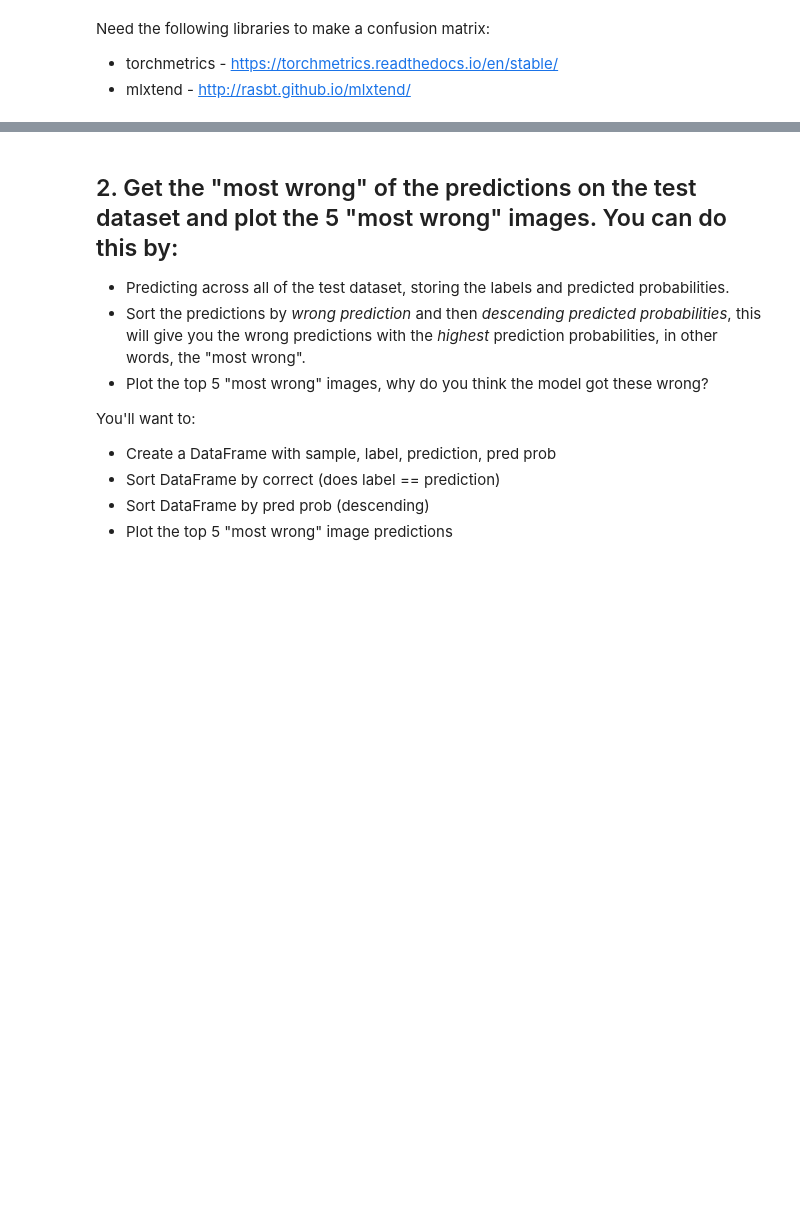
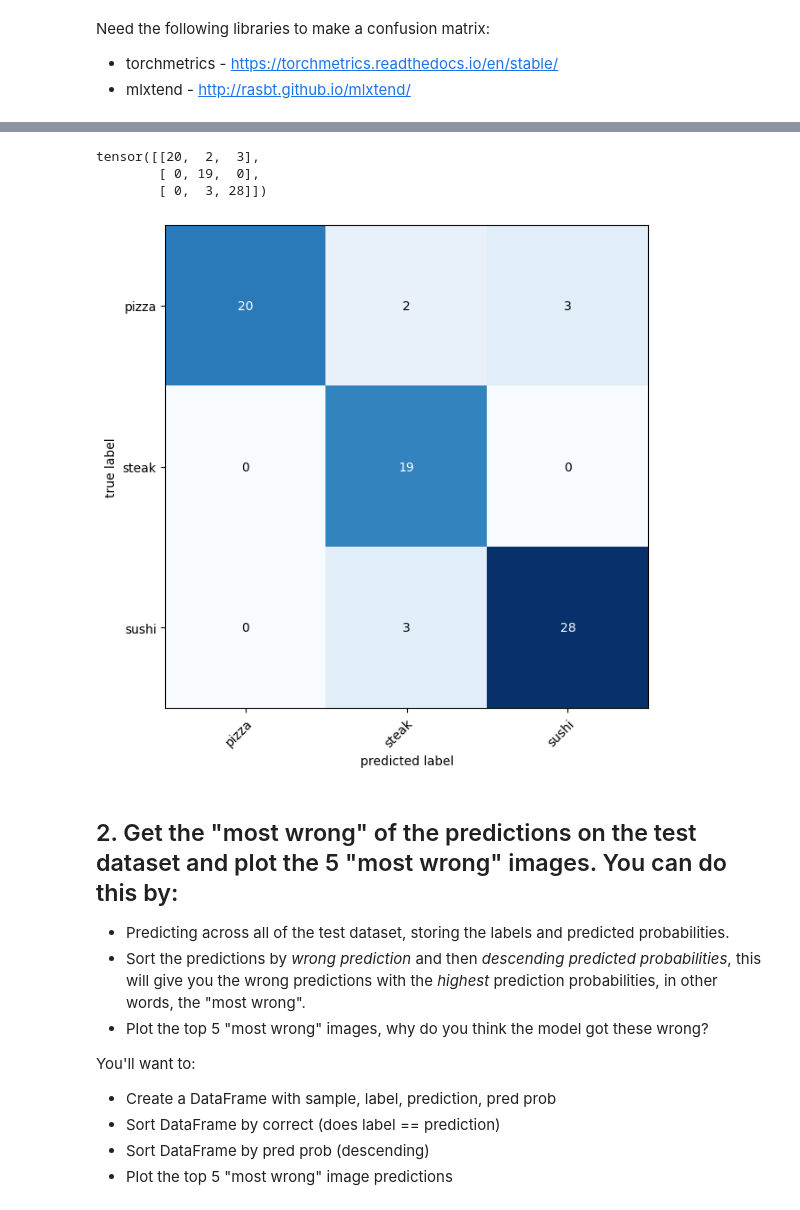
Before and after one commit to aRod209/pytorch-for-deep-learning, a Jupyter notebook: exercises/06_pytorch_transfer_learning_exercises.ipynb, the cells around one changed output, grey strips where cells are left out. Cells and saved outputs as stored; diff of their text form; code cells hidden in the pictures; blank space fills up the shorter version.

Commit message:
Make confusion matrix

```diff
--- a/exercises/06_pytorch_transfer_learning_exercises.ipynb
+++ b/exercises/06_pytorch_transfer_learning_exercises.ipynb
@@ -224,6 +193,6 @@ with torch.inference_mode():
     X, y = X.to(device), y.to(device)
 
     test_pred_logits = model_0(X)
-    test_pred_prob = torch.softmax(test_pred_logits.squeeze(), dim=0)
+    test_pred_prob = torch.softmax(test_pred_logits.squeeze(), dim=1)
     test_pred_label = test_pred_prob.argmax(dim=1)
     y_preds.append(test_pred_label)
@@ -261,3 +232,29 @@ assert int(mlxtend.__version__.split(".")[1]) >= 19 # should be version 0.19.0 o
+# %%
+from torchmetrics.classification import MulticlassConfusionMatrix
+
+# Turn y_preds list and targets list into tensors for the confusion matrix
+y_preds_tensor = torch.cat(y_preds).to(device)
+targets_tensor = torch.cat([y for X, y in test_dataloader]).to(device)
+
+
+metric = MulticlassConfusionMatrix(num_classes=len(class_names)).to(device)
+confmat_tensor = metric(y_preds_tensor, targets_tensor).to('cpu')
+confmat_tensor
+# %% [output]
+tensor([[20,  2,  3],
+        [ 0, 19,  0],
+        [ 0,  3, 28]])
+# %%
+from mlxtend.plotting import plot_confusion_matrix
+
+# Plot the confusion matrix with mlxtend
+fig, ax = plot_confusion_matrix(
+    conf_mat=confmat_tensor.numpy(),
+    class_names=class_names,
+    figsize=(10, 7)
+)
+# %% [output]
+[figure, added]
 # %% [markdown]
 ## 2. Get the "most wrong" of the predictions on the test dataset and plot the 5 "most wrong" images. You can do this by:
 * Predicting across all of the test dataset, storing the labels and predicted probabilities.
```
Also changed, not shown: parts of 9 cells of this notebook.
